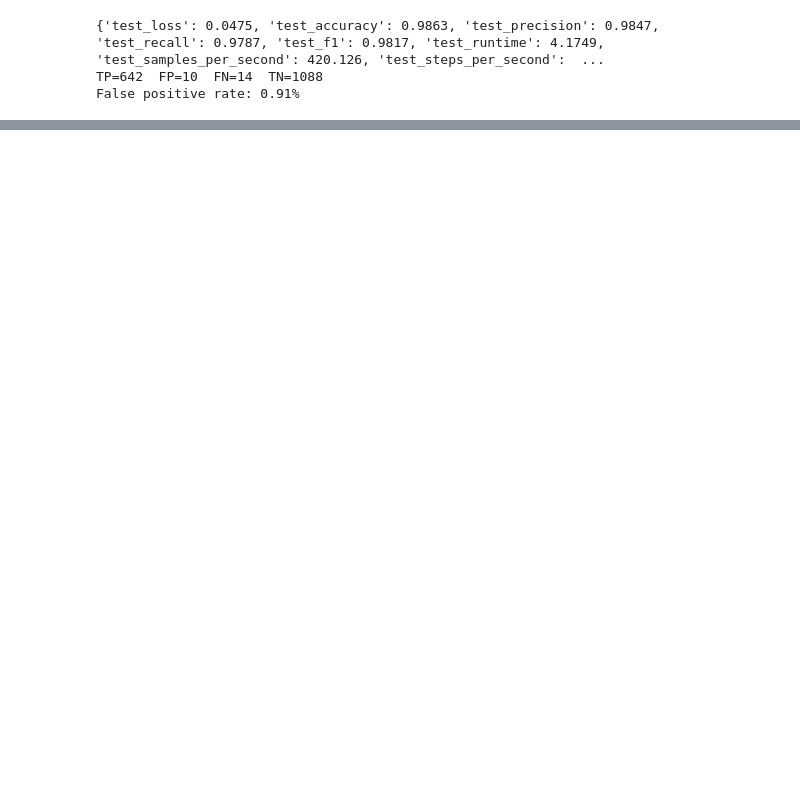
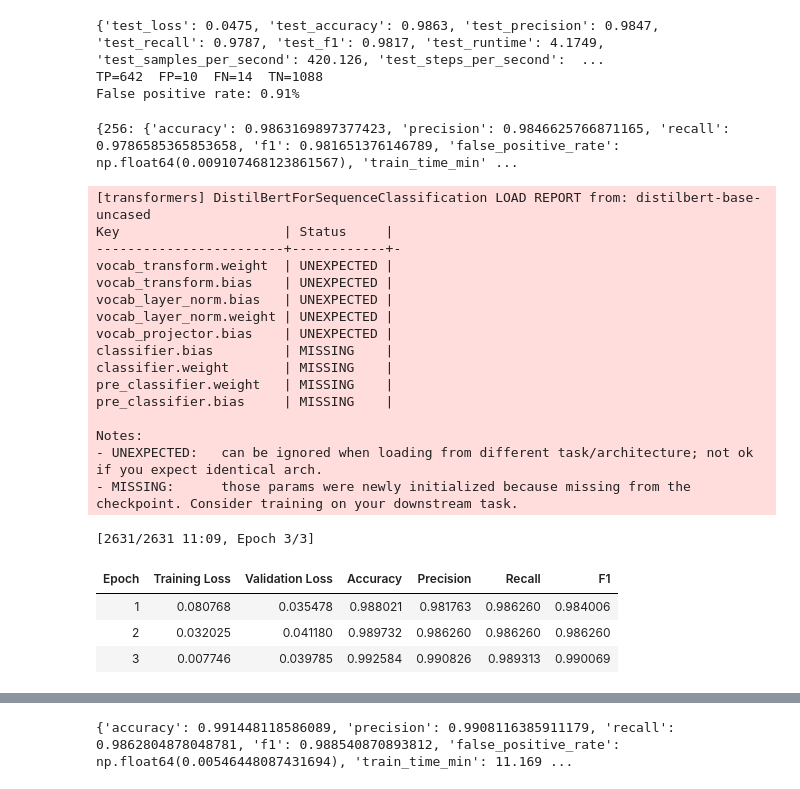
Before and after one commit to CristianoMSilva/DistilBERT-FL-Playground, a Jupyter notebook: 03_baseline_training.ipynb, the cells around one changed output, grey strips where cells are left out. Drawn from its saved outputs; the diff is of its cells as text; code cells hidden in the pictures; blank space fills up the shorter version.

Commit message:
Add max_length 512 run

```diff
--- a/03_baseline_training.ipynb
+++ b/03_baseline_training.ipynb
@@ -223,3 +223,57 @@ print(f"False positive rate: {fp / (fp + tn):.2%}")
 {'test_loss': 0.0475, 'test_accuracy': 0.9863, 'test_precision': 0.9847, 'test_recall': 0.9787, 'test_f1': 0.9817, 'test_runtime': 4.1749, 'test_samples_per_second': 420.126, 'test_steps_per_second':  ...
 TP=642  FP=10  FN=14  TN=1088
 False positive rate: 0.91%
+# %%
+# Collect test metrics, false positive rate and training time of a run
+def summarize(output, train_time):
+    preds = np.argmax(output.predictions, axis=-1)
+    tn, fp, fn, tp = confusion_matrix(output.label_ids, preds).ravel()
+    m = output.metrics
+    return {"accuracy": m["test_accuracy"], "precision": m["test_precision"],
+            "recall": m["test_recall"], "f1": m["test_f1"],
+            "false_positive_rate": fp / (fp + tn), "train_time_min": train_time / 60}
+
+# Save the max_length 256 results before training again
+results = {256: summarize(test_output, train_time)}
+print(results)
+# %% [output]
+{256: {'accuracy': 0.9863169897377423, 'precision': 0.9846625766871165, 'recall': 0.9786585365853658, 'f1': 0.981651376146789, 'false_positive_rate': np.float64(0.009107468123861567), 'train_time_min' ...
+# %%
+# Same emails, now keeping up to 512 tokens per email
+MAX_LENGTH = 512
+train_ds = to_dataset(train_df).map(tokenize, batched=True, remove_columns=["Email Text"])
+val_ds = to_dataset(val_df).map(tokenize, batched=True, remove_columns=["Email Text"])
+test_ds = to_dataset(test_df).map(tokenize, batched=True, remove_columns=["Email Text"])
+
+# Train a fresh model with the same settings
+trainer = build_trainer(train_ds, val_ds, epochs=3, output_dir="results_512")
+start = time.time()
+trainer.train()
+train_time = time.time() - start
+
+# Test and save the results
+test_output = trainer.predict(test_ds)
+results[512] = summarize(test_output, train_time)
+print(results[512])
+# %% [output]
+[transformers] DistilBertForSequenceClassification LOAD REPORT from: distilbert-base-uncased
+Key                     | Status     |
+------------------------+------------+-
+vocab_transform.weight  | UNEXPECTED |
+vocab_transform.bias    | UNEXPECTED |
+vocab_layer_norm.bias   | UNEXPECTED |
+vocab_layer_norm.weight | UNEXPECTED |
+vocab_projector.bias    | UNEXPECTED |
+classifier.bias         | MISSING    |
+classifier.weight       | MISSING    |
+pre_classifier.weight   | MISSING    |
+pre_classifier.bias     | MISSING    |
+
+Notes:
+- UNEXPECTED:   can be ignored when loading from different task/architecture; not ok if you expect identical arch.
+- MISSING:      those params were newly initialized because missing from the checkpoint. Consider training on your downstream task.
+[2631/2631 11:09, Epoch 3/3]
+| Epoch | Training Loss | Validation Loss | Accuracy | Precision | Recall | F1 |
+| 1 | 0.080768 | 0.035478 | 0.988021 | 0.981763 | 0.986260 | 0.984006 |
+| 2 | 0.032025 | 0.041180 | 0.989732 | 0.986260 | 0.986260 | 0.986260 |
+| 3 | 0.007746 | 0.039785 | 0.992584 | 0.990826 | 0.989313 | 0.990069 |
@@ -225,0 +281 @@ False positive rate: 0.91%
+{'accuracy': 0.991448118586089, 'precision': 0.9908116385911179, 'recall': 0.9862804878048781, 'f1': 0.988540870893812, 'false_positive_rate': np.float64(0.00546448087431694), 'train_time_min': 11.169 ...
```
Also changed, not shown: parts of 1 cell of this notebook.
